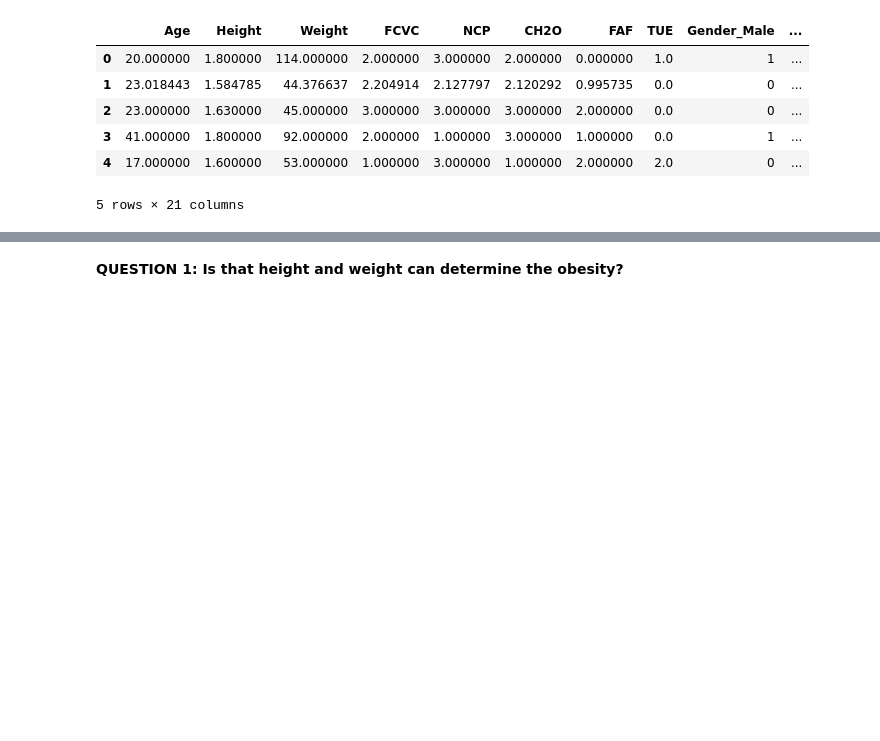
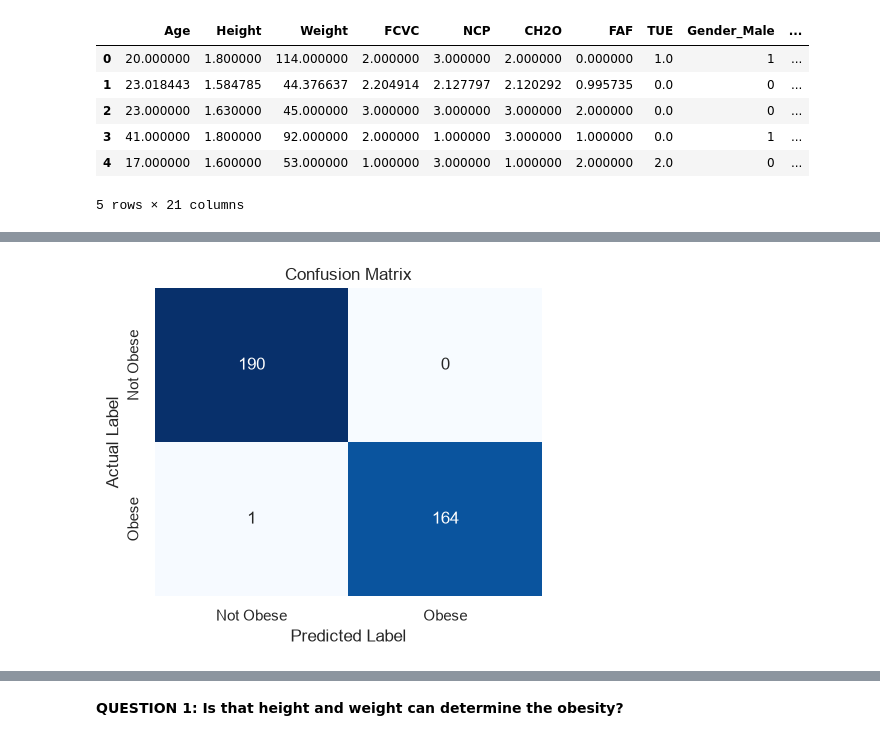
Before and after one commit to f26-sjsu-cmpe188/group8_project, a Jupyter notebook: notebooks/02_model_training_comparison.ipynb, the cells around one changed output, grey strips where cells are left out. Cells and saved outputs as stored; diff of their text form; code cells hidden in the pictures; blank space fills up the shorter version.

```diff
--- a/notebooks/02_model_training_comparison.ipynb
+++ b/notebooks/02_model_training_comparison.ipynb
@@ -41,0 +131,10 @@ model = LogisticRegression(max_iter=1000, random_state=42)
+# %%
+# evaluate the model on the test set
+X_test = test_df[features.columns]
+y_test = test_df['is_obesity']
+
+# Scale the test set using the same scaler as the training set
+X_test_scaled = scaler.transform(X_test)
+y_test_pred = model.predict(X_test_scaled)
+print("\nTest Set Classification Report:\n", classification_report(y_test, y_test_pred))
+print("Test Set Confusion Matrix:\n", confusion_matrix(y_test, y_test_pred))
@@ -41,0 +155,20 @@ model = LogisticRegression(max_iter=1000, random_state=42)
+# %%
+cm = confusion_matrix(y_test, y_test_pred)
+plt.figure(figsize=(5, 4))
+
+sns.heatmap(
+    cm,
+    annot=True,
+    fmt="d",
+    cmap="Blues",
+    cbar=False,
+    xticklabels=["Not Obese", "Obese"],
+    yticklabels=["Not Obese", "Obese"]
+)
+
+plt.title("Confusion Matrix")
+plt.xlabel("Predicted Label")
+plt.ylabel("Actual Label")
+plt.show()
+# %% [output]
+[figure, added]
```
Also changed, not shown: parts of 41 cells of this notebook, 1 other file.
